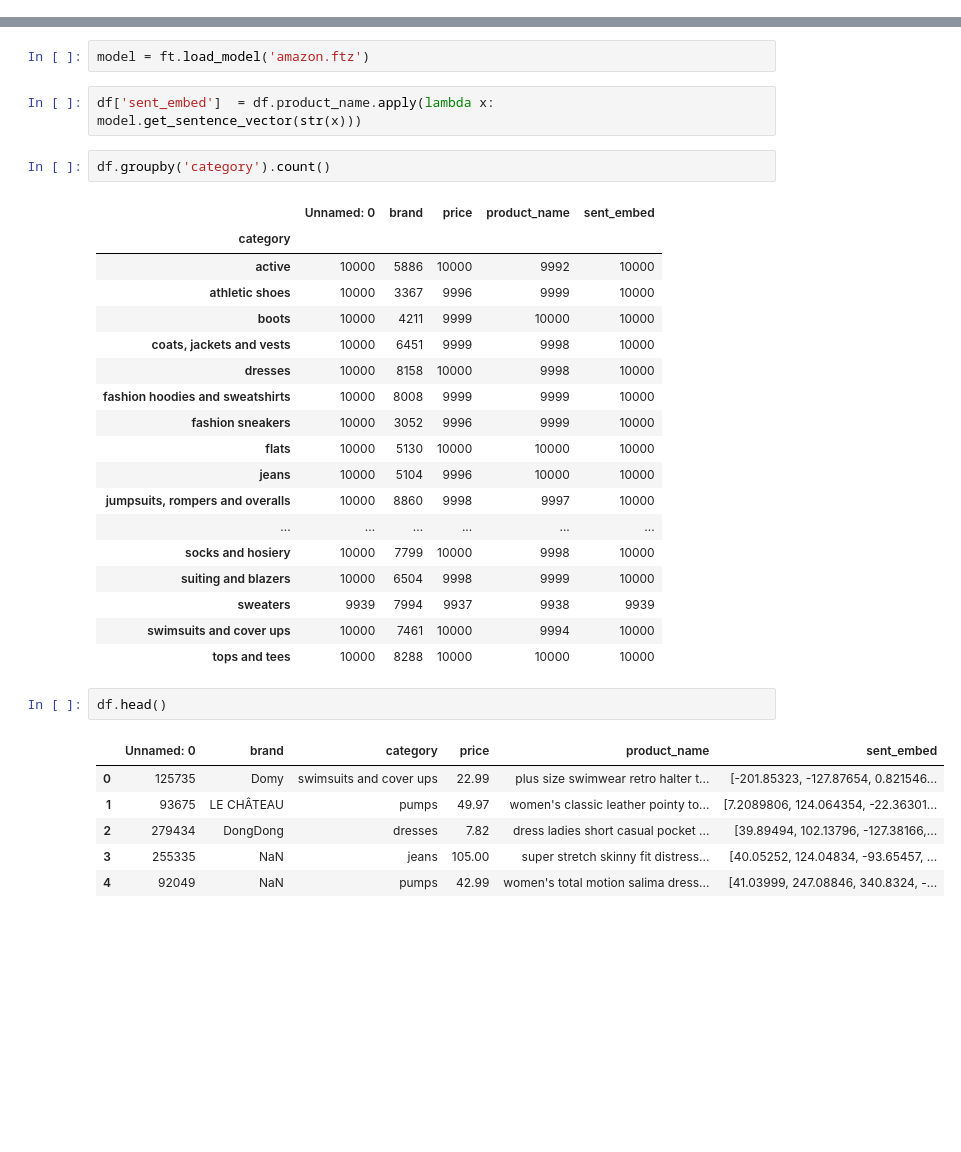
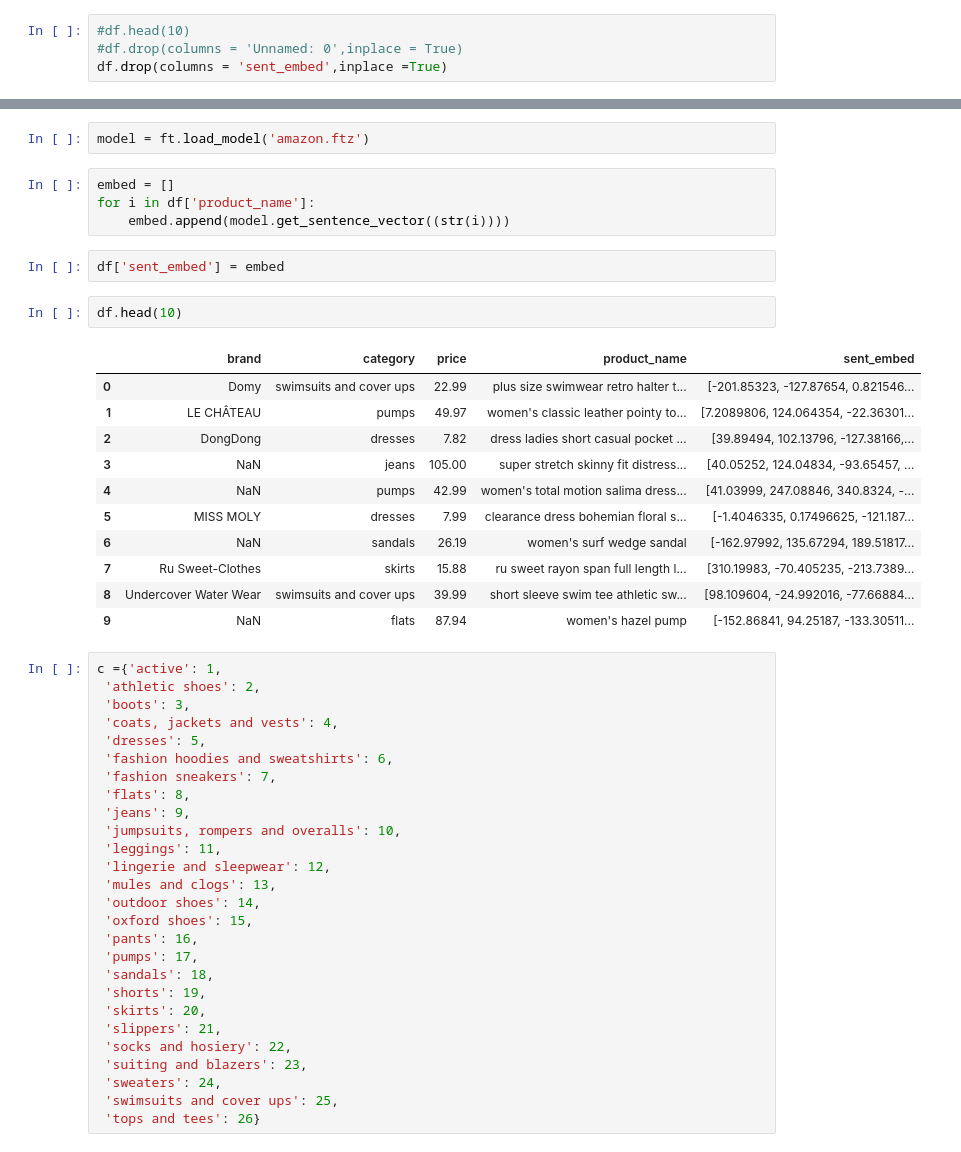
Before and after one commit to spartanrein/ecommerce, a Jupyter notebook: FastText.ipynb, the cells around one changed output, grey strips where cells are left out. Drawn from its saved outputs; the diff is of its cells as text; blank space fills up the shorter version.

Commit message:
models added on Fasttext.ipynb

```diff
--- a/FastText.ipynb
+++ b/FastText.ipynb
@@ -11,3 +9,7 @@ df.head(10)
+# %%
+#df.head(10)
+#df.drop(columns = 'Unnamed: 0',inplace = True)
+df.drop(columns = 'sent_embed',inplace =True)
 # %%
 #balance the dataset
 l = []
@@ -70,34 +66,49 @@ model.get_sentence_vector('Rein')
 # %%
 model = ft.load_model('amazon.ftz')
-# %%
-df['sent_embed']  = df.product_name.apply(lambda x: model.get_sentence_vector(str(x)))
-# %%
-df.groupby('category').count()
-# %% [output]
-|  | Unnamed: 0 | brand | price | product_name | sent_embed |
-| category |  |  |  |  |  |
-| active | 10000 | 5886 | 10000 | 9992 | 10000 |
-| athletic shoes | 10000 | 3367 | 9996 | 9999 | 10000 |
-| boots | 10000 | 4211 | 9999 | 10000 | 10000 |
-| coats, jackets and vests | 10000 | 6451 | 9999 | 9998 | 10000 |
-| dresses | 10000 | 8158 | 10000 | 9998 | 10000 |
-| fashion hoodies and sweatshirts | 10000 | 8008 | 9999 | 9999 | 10000 |
-| fashion sneakers | 10000 | 3052 | 9996 | 9999 | 10000 |
-| flats | 10000 | 5130 | 10000 | 10000 | 10000 |
-| jeans | 10000 | 5104 | 9996 | 10000 | 10000 |
-| jumpsuits, rompers and overalls | 10000 | 8860 | 9998 | 9997 | 10000 |
-| ... | ... | ... | ... | ... | ... |
-| socks and hosiery | 10000 | 7799 | 10000 | 9998 | 10000 |
-| suiting and blazers | 10000 | 6504 | 9998 | 9999 | 10000 |
-| sweaters | 9939 | 7994 | 9937 | 9938 | 9939 |
-| swimsuits and cover ups | 10000 | 7461 | 10000 | 9994 | 10000 |
-| tops and tees | 10000 | 8288 | 10000 | 10000 | 10000 |
+# %%
+embed = []
+for i in df['product_name']:
+    embed.append(model.get_sentence_vector((str(i))))
+# %%
+df['sent_embed'] = embed
 # %%
-df.head()
+df.head(10)
 # %% [output]
-|  | Unnamed: 0 | brand | category | price | product_name | sent_embed |
-| 0 | 125735 | Domy | swimsuits and cover ups | 22.99 | plus size swimwear retro halter t... | [-201.85323, -127.87654, 0.821546... |
-| 1 | 93675 | LE CHÂTEAU | pumps | 49.97 | women's classic leather pointy to... | [7.2089806, 124.064354, -22.36301... |
-| 2 | 279434 | DongDong | dresses | 7.82 | dress ladies short casual pocket ... | [39.89494, 102.13796, -127.38166,... |
-| 3 | 255335 | NaN | jeans | 105.00 | super stretch skinny fit distress... | [40.05252, 124.04834, -93.65457, ... |
-| 4 | 92049 | NaN | pumps | 42.99 | women's total motion salima dress... | [41.03999, 247.08846, 340.8324, -... |
+|  | brand | category | price | product_name | sent_embed |
+| 0 | Domy | swimsuits and cover ups | 22.99 | plus size swimwear retro halter t... | [-201.85323, -127.87654, 0.821546... |
+| 1 | LE CHÂTEAU | pumps | 49.97 | women's classic leather pointy to... | [7.2089806, 124.064354, -22.36301... |
+| 2 | DongDong | dresses | 7.82 | dress ladies short casual pocket ... | [39.89494, 102.13796, -127.38166,... |
+| 3 | NaN | jeans | 105.00 | super stretch skinny fit distress... | [40.05252, 124.04834, -93.65457, ... |
+| 4 | NaN | pumps | 42.99 | women's total motion salima dress... | [41.03999, 247.08846, 340.8324, -... |
+| 5 | MISS MOLY | dresses | 7.99 | clearance dress bohemian floral s... | [-1.4046335, 0.17496625, -121.187... |
+| 6 | NaN | sandals | 26.19 | women's surf wedge sandal | [-162.97992, 135.67294, 189.51817... |
+| 7 | Ru Sweet-Clothes | skirts | 15.88 | ru sweet rayon span full length l... | [310.19983, -70.405235, -213.7389... |
+| 8 | Undercover Water Wear | swimsuits and cover ups | 39.99 | short sleeve swim tee athletic sw... | [98.109604, -24.992016, -77.66884... |
+| 9 | NaN | flats | 87.94 | women's hazel pump | [-152.86841, 94.25187, -133.30511... |
+# %%
+c ={'active': 1,
+ 'athletic shoes': 2,
+ 'boots': 3,
+ 'coats, jackets and vests': 4,
+ 'dresses': 5,
+ 'fashion hoodies and sweatshirts': 6,
+ 'fashion sneakers': 7,
+ 'flats': 8,
+ 'jeans': 9,
+ 'jumpsuits, rompers and overalls': 10,
+ 'leggings': 11,
+ 'lingerie and sleepwear': 12,
+ 'mules and clogs': 13,
+ 'outdoor shoes': 14,
+ 'oxford shoes': 15,
+ 'pants': 16,
+ 'pumps': 17,
+ 'sandals': 18,
+ 'shorts': 19,
+ 'skirts': 20,
+ 'slippers': 21,
+ 'socks and hosiery': 22,
+ 'suiting and blazers': 23,
+ 'sweaters': 24,
+ 'swimsuits and cover ups': 25,
+ 'tops and tees': 26}
```
Also changed, not shown: parts of 31 cells of this notebook, 4 other files.
